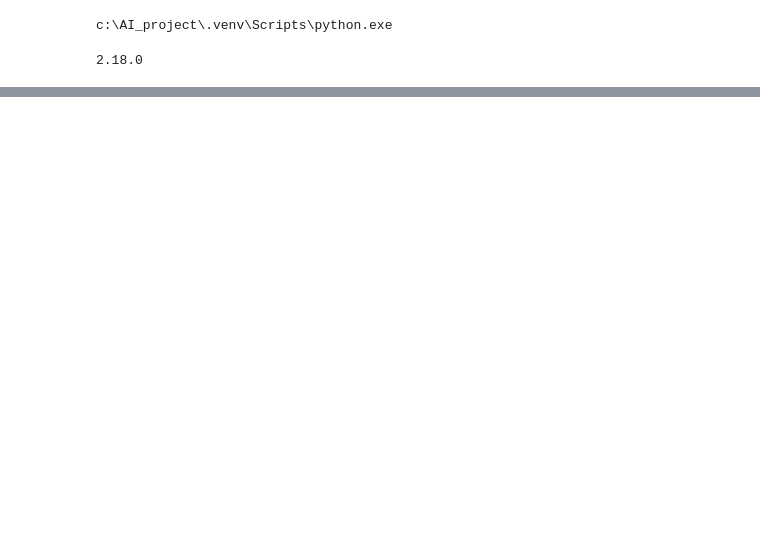
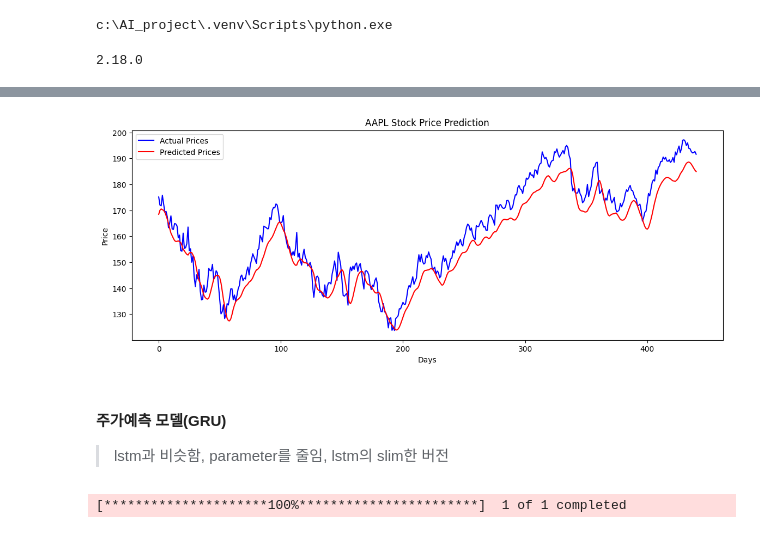
Before and after one commit to PlaidMoon99/AI_project, a Jupyter notebook: DeepLearning.ipynb, the cells around one changed output, grey strips where cells are left out. Drawn from its saved outputs; the diff is of its cells as text; code cells hidden in the pictures; blank space fills up the shorter version.

```diff
--- a/DeepLearning.ipynb
+++ b/DeepLearning.ipynb
@@ -73,0 +236,9 @@ print(sys.path)
+# %%
+model.compile(optimizer='adam', loss='MSE')
+# %%
+# model training
+train_size = int(len(X)*0.8)
+X_train, X_test = X[:train_size], X[train_size:]
+y_train, y_test = y[:train_size], y[train_size:]
+
+model.fit(X_train, y_train, epochs=20, batch_size=32, validation_data=(X_test, y_test))
@@ -73,0 +264,4 @@ print(sys.path)
+# %%
+# prediction
+predictions = model.predict(X_test)
+predictions = scaler.inverse_transform(predictions.reshape(-1,1))
@@ -73,0 +270,18 @@ print(sys.path)
+# %%
+# actual val 복원
+actual_prices = scaler.inverse_transform(y_test.reshape(-1,1))
+# %%
+# visualize
+plt.figure(figsize=(14,5))
+plt.plot(actual_prices, label="Actual Prices", color='blue')
+plt.plot(predictions, label="Predicted Prices", color='red')
+plt.title(f'{ticker} Stock Price Prediction')
+plt.xlabel('Days')
+plt.ylabel('Price')
+plt.legend()
+plt.show()
+# %% [output]
+[figure, added]
+# %% [markdown]
+#### 주가예측 모델(GRU)
+> lstm과 비슷함, parameter를 줄임, lstm의 slim한 버전
@@ -73,0 +297,7 @@ print(sys.path)
+# %%
+# data
+ticker = "AAPL" # apple stock
+data = yf.download(ticker, start="2015-01-01", end="2024-01-01")
+data = data[['Close']] # 종가 데이터만 사용
+# %% [output]
+[*********************100%***********************]  1 of 1 completed
```
Also changed, not shown: parts of 45 cells of this notebook.
